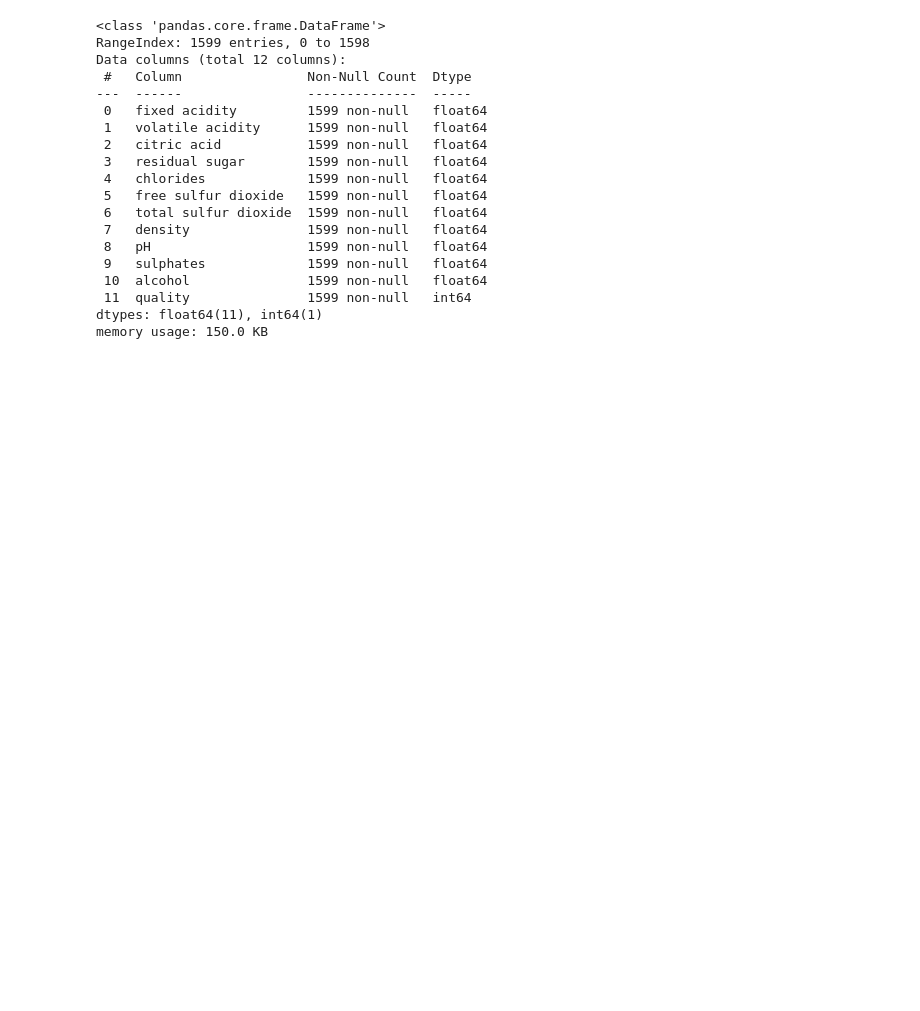
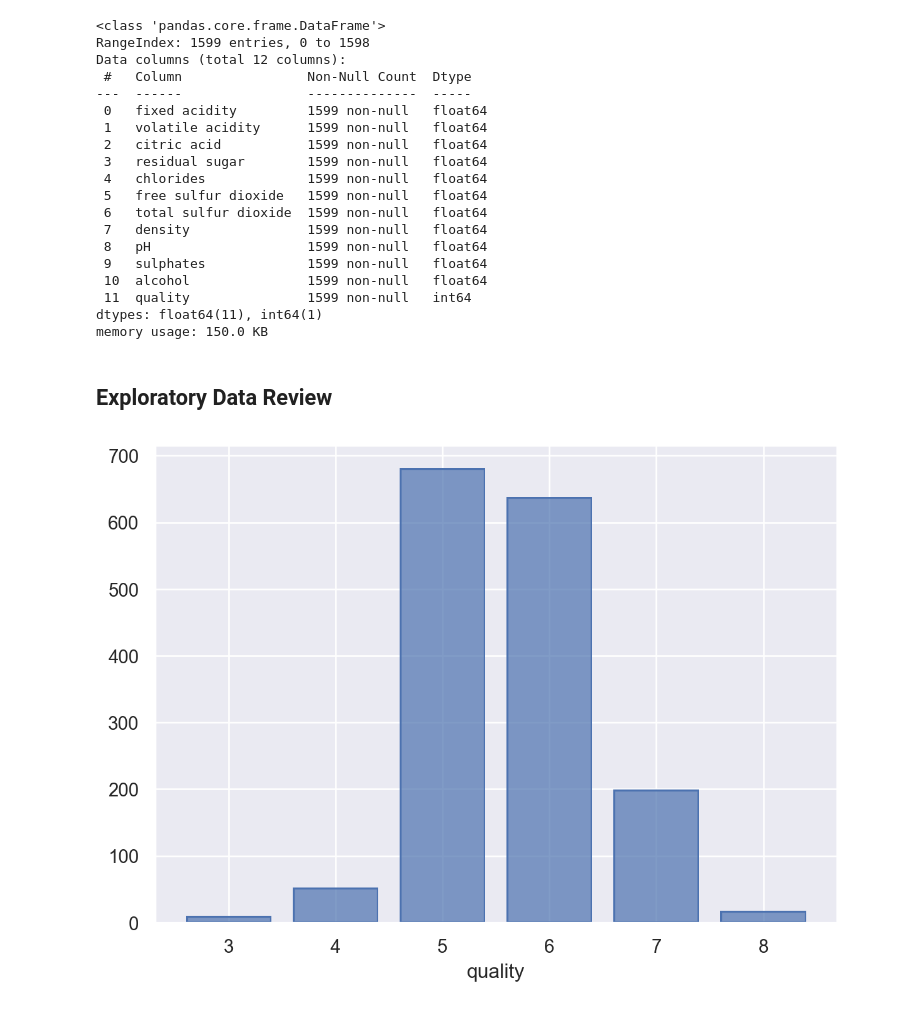
Before and after one commit to jdbernardes/wine_project, a Jupyter notebook: notebook.ipynb, the cells around one changed output. Saved outputs shown, nothing was run; the diff lists cells and outputs as text; code cells hidden in the pictures; blank space fills up the shorter version.

Commit message:
first plots for data review

```diff
--- a/notebook.ipynb
+++ b/notebook.ipynb
@@ -37,3 +39,5 @@ Data columns (total 12 columns):
  11  quality               1599 non-null   int64
 dtypes: float64(11), int64(1)
 memory usage: 150.0 KB
+# %% [markdown]
+## Exploratory Data Review
@@ -39,0 +48,4 @@ memory usage: 150.0 KB
+# %%
+so.Plot(data, "quality").add(so.Bar(), so.Count())
+# %% [output]
+[figure, added]
```
Also changed, not shown: parts of 3 cells of this notebook.
